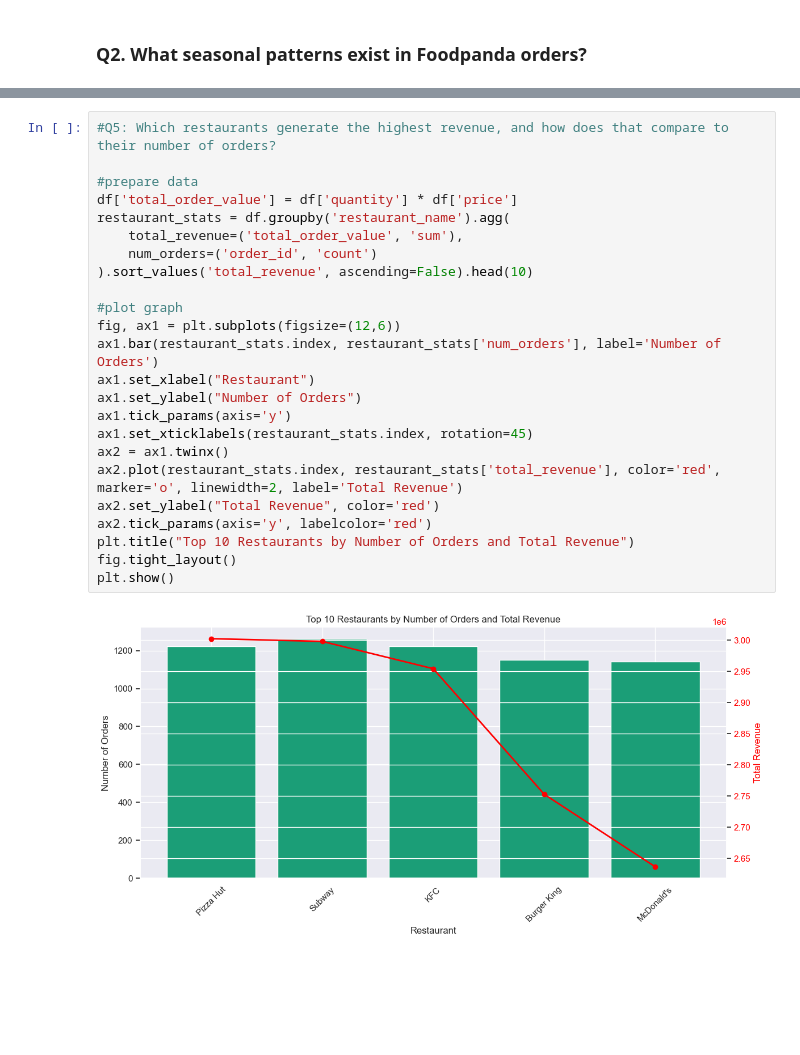
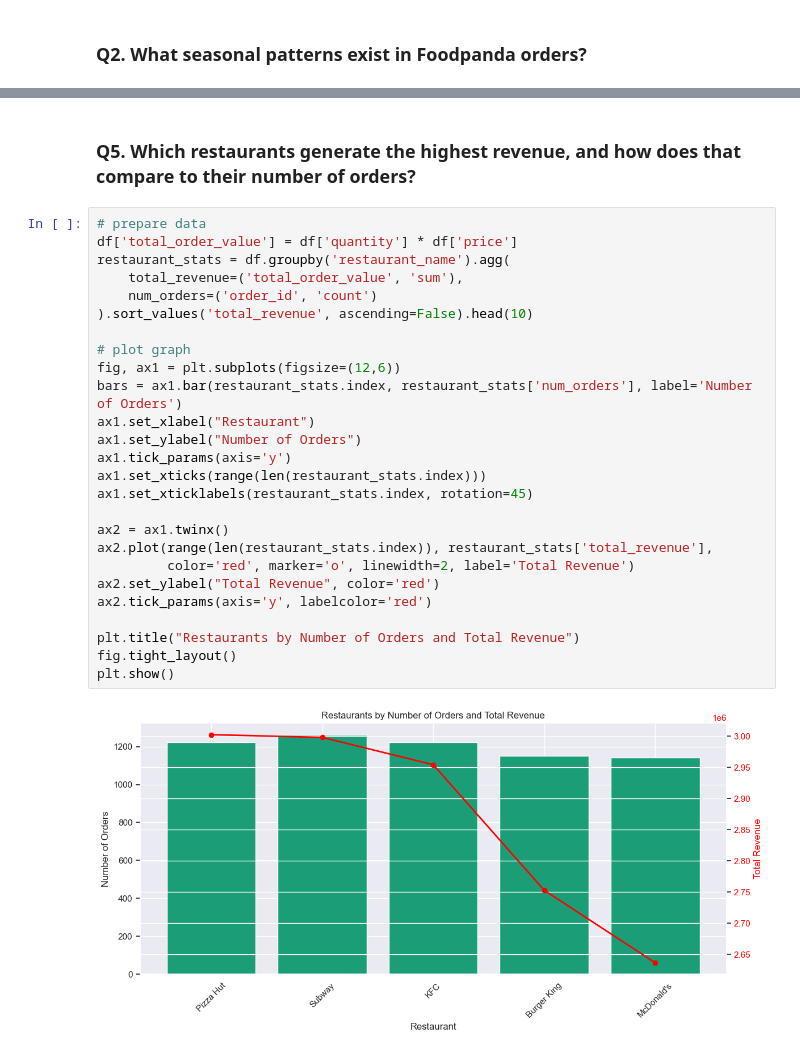
Before and after one commit to jocelynlohpei/FoodPanda_Delivery_Analysis, a Jupyter notebook: foodpanda_analysis.ipynb, the cells around one changed output, grey strips where cells are left out. Saved outputs shown, nothing was run; the diff lists cells and outputs as text; blank space fills up the shorter version.

```diff
--- a/foodpanda_analysis.ipynb
+++ b/foodpanda_analysis.ipynb
@@ -158,29 +158,33 @@ plt.tight_layout()
 plt.show()
 # %% [output]
 [figure]
+# %% [markdown]
+### Q5. Which restaurants generate the highest revenue, and how does that compare to their number of orders?
 # %%
-#Q5: Which restaurants generate the highest revenue, and how does that compare to their number of orders?
-
-#prepare data
+# prepare data
 df['total_order_value'] = df['quantity'] * df['price']
 restaurant_stats = df.groupby('restaurant_name').agg(
     total_revenue=('total_order_value', 'sum'),
     num_orders=('order_id', 'count')
 ).sort_values('total_revenue', ascending=False).head(10)
 
-#plot graph
+# plot graph
 fig, ax1 = plt.subplots(figsize=(12,6))
-ax1.bar(restaurant_stats.index, restaurant_stats['num_orders'], label='Number of Orders')
+bars = ax1.bar(restaurant_stats.index, restaurant_stats['num_orders'], label='Number of Orders')
 ax1.set_xlabel("Restaurant")
 ax1.set_ylabel("Number of Orders")
 ax1.tick_params(axis='y')
+ax1.set_xticks(range(len(restaurant_stats.index)))
 ax1.set_xticklabels(restaurant_stats.index, rotation=45)
+
 ax2 = ax1.twinx()
-ax2.plot(restaurant_stats.index, restaurant_stats['total_revenue'], color='red', marker='o', linewidth=2, label='Total Revenue')
+ax2.plot(range(len(restaurant_stats.index)), restaurant_stats['total_revenue'],
+         color='red', marker='o', linewidth=2, label='Total Revenue')
 ax2.set_ylabel("Total Revenue", color='red')
 ax2.tick_params(axis='y', labelcolor='red')
-plt.title("Top 10 Restaurants by Number of Orders and Total Revenue")
+
+plt.title("Restaurants by Number of Orders and Total Revenue")
 fig.tight_layout()
 plt.show()
 # %% [output]
-[figure, old version]
+[figure, new version]
```
Also changed, not shown: parts of 6 cells of this notebook.
